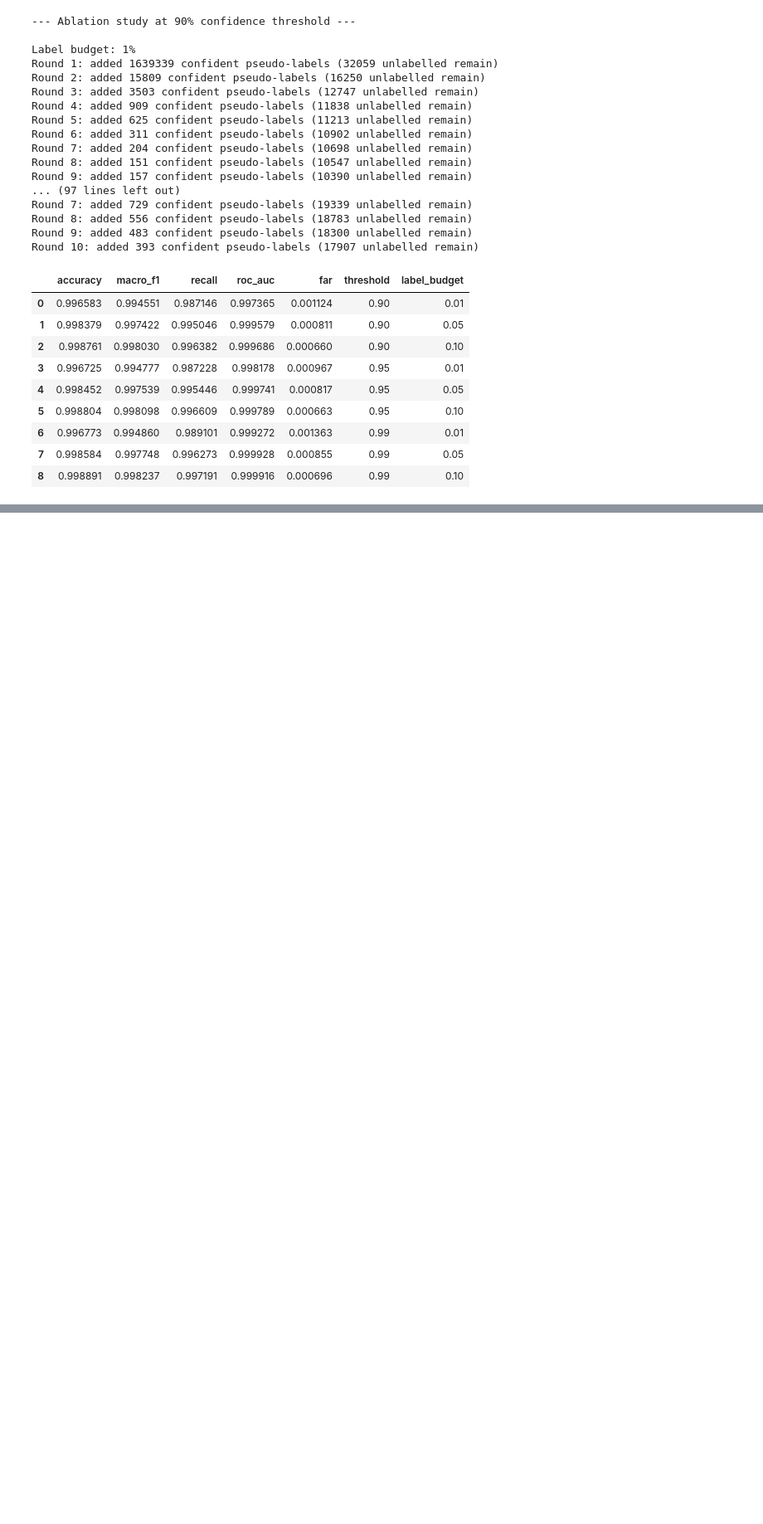
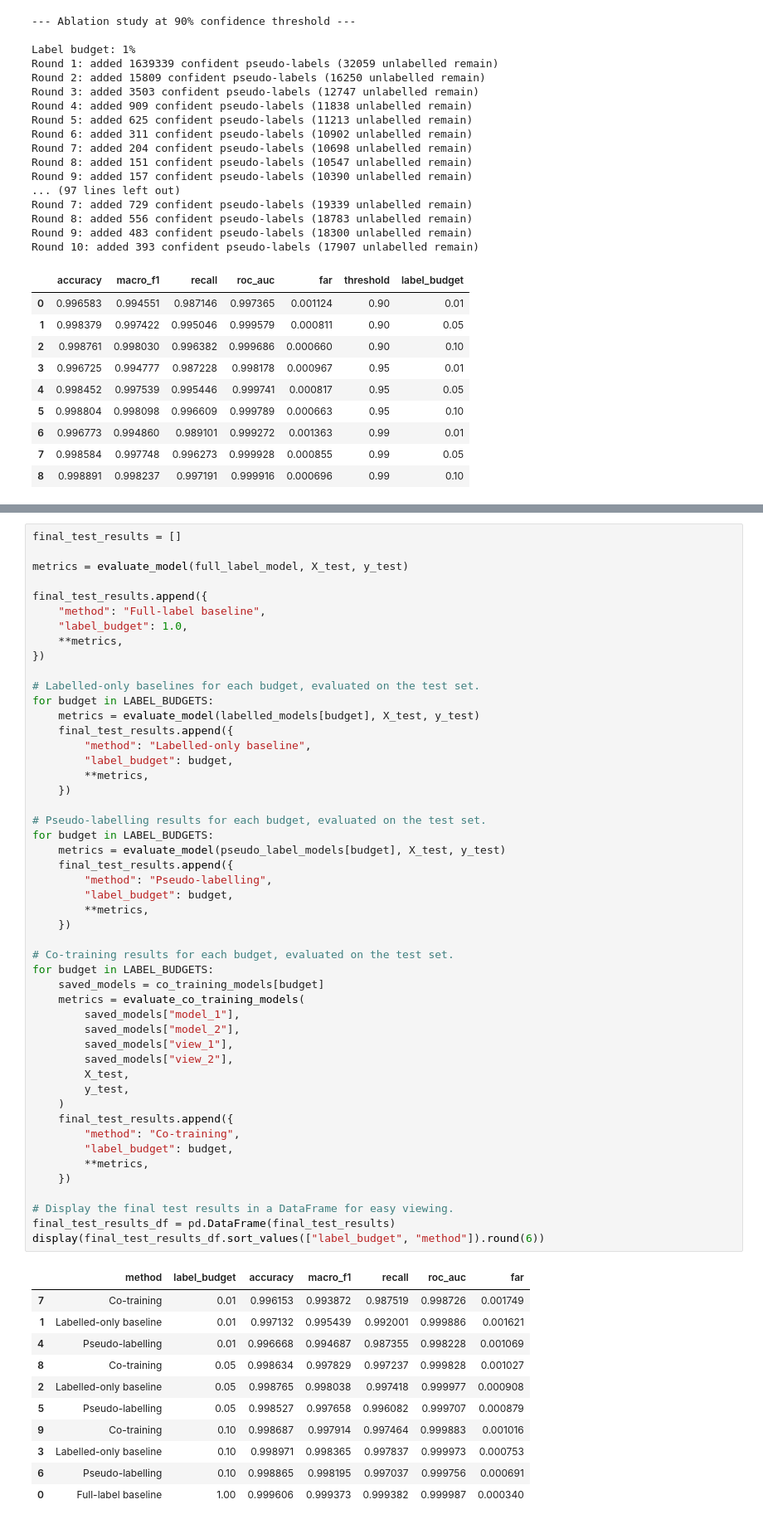
Before and after one commit to Nishant-Gandhi09/D7084E_XAI_Lab2, a Jupyter notebook: lab2_v04.ipynb, the cells around one changed output, grey strips where cells are left out. Shown at 83% size. Drawn from its saved outputs; the diff is of its cells as text; blank space fills up the shorter version.

```diff
--- a/lab2_v04.ipynb
+++ b/lab2_v04.ipynb
@@ -686 +696,62 @@ Round 10: added 393 confident pseudo-labels (17907 unlabelled remain)
+# %%
+final_test_results = []
+
+metrics = evaluate_model(full_label_model, X_test, y_test)
+
+final_test_results.append({
+    "method": "Full-label baseline",
+    "label_budget": 1.0,
+    **metrics,
+})
+
+# Labelled-only baselines for each budget, evaluated on the test set.
+for budget in LABEL_BUDGETS:
+    metrics = evaluate_model(labelled_models[budget], X_test, y_test)
+    final_test_results.append({
+        "method": "Labelled-only baseline",
+        "label_budget": budget,
+        **metrics,
+    })
+
+# Pseudo-labelling results for each budget, evaluated on the test set.
+for budget in LABEL_BUDGETS:
+    metrics = evaluate_model(pseudo_label_models[budget], X_test, y_test)
+    final_test_results.append({
+        "method": "Pseudo-labelling",
+        "label_budget": budget,
+        **metrics,
+    })
+
+# Co-training results for each budget, evaluated on the test set.
+for budget in LABEL_BUDGETS:
+    saved_models = co_training_models[budget]
+    metrics = evaluate_co_training_models(
+        saved_models["model_1"],
+        saved_models["model_2"],
+        saved_models["view_1"],
+        saved_models["view_2"],
+        X_test,
+        y_test,
+    )
+    final_test_results.append({
+        "method": "Co-training",
+        "label_budget": budget,
+        **metrics,
+    })
+
+# Display the final test results in a DataFrame for easy viewing.
+final_test_results_df = pd.DataFrame(final_test_results)
+display(final_test_results_df.sort_values(["label_budget", "method"]).round(6))
+# %% [output]
+|  | method | label_budget | accuracy | macro_f1 | recall | roc_auc | far |
+| 7 | Co-training | 0.01 | 0.996153 | 0.993872 | 0.987519 | 0.998726 | 0.001749 |
+| 1 | Labelled-only baseline | 0.01 | 0.997132 | 0.995439 | 0.992001 | 0.999886 | 0.001621 |
+| 4 | Pseudo-labelling | 0.01 | 0.996668 | 0.994687 | 0.987355 | 0.998228 | 0.001069 |
+| 8 | Co-training | 0.05 | 0.998634 | 0.997829 | 0.997237 | 0.999828 | 0.001027 |
+| 2 | Labelled-only baseline | 0.05 | 0.998765 | 0.998038 | 0.997418 | 0.999977 | 0.000908 |
+| 5 | Pseudo-labelling | 0.05 | 0.998527 | 0.997658 | 0.996082 | 0.999707 | 0.000879 |
+| 9 | Co-training | 0.10 | 0.998687 | 0.997914 | 0.997464 | 0.999883 | 0.001016 |
+| 3 | Labelled-only baseline | 0.10 | 0.998971 | 0.998365 | 0.997837 | 0.999973 | 0.000753 |
+| 6 | Pseudo-labelling | 0.10 | 0.998865 | 0.998195 | 0.997037 | 0.999756 | 0.000691 |
+| 0 | Full-label baseline | 1.00 | 0.999606 | 0.999373 | 0.999382 | 0.999987 | 0.000340 |
 # %% [markdown]
```
Also changed, not shown: parts of 6 cells of this notebook.
